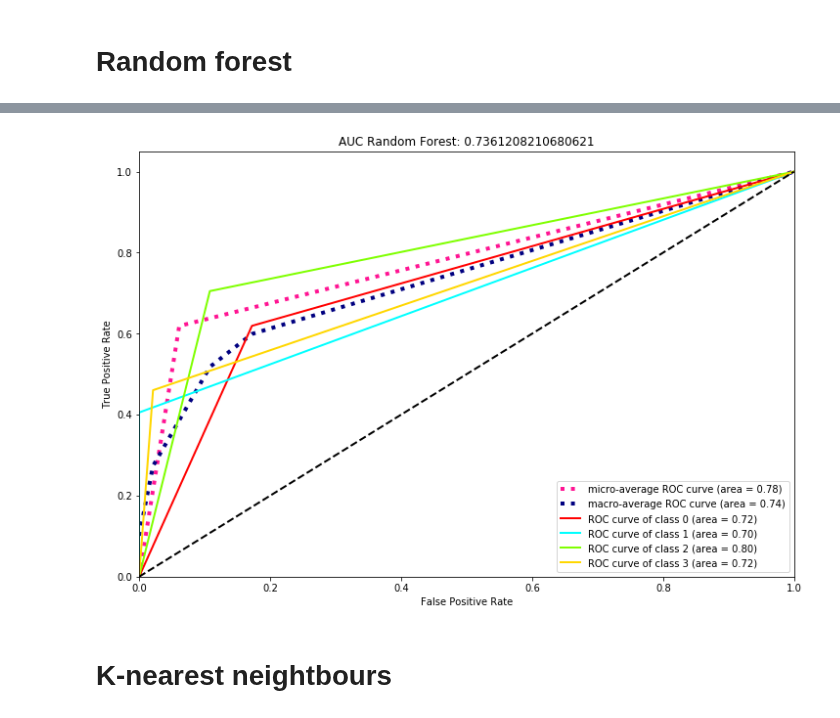
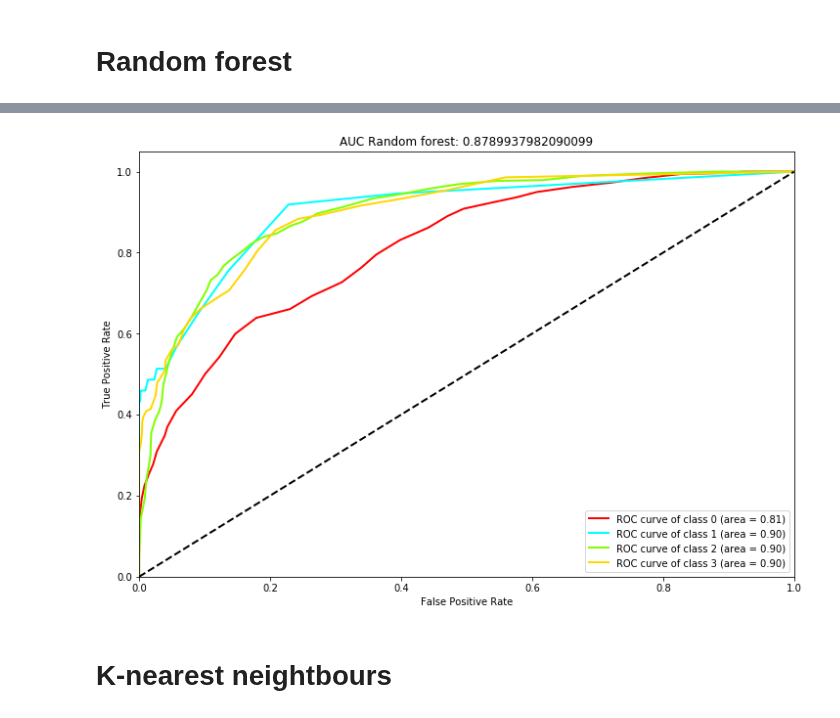
Before and after one commit to Paulapr/datamad0119, a Jupyter notebook: module-3/supervised-learning-project/your-code/Supervised learning project.ipynb, the cells around one changed output, grey strips where cells are left out. Cells and saved outputs as stored; diff of their text form; code cells hidden in the pictures.

Commit message:
cambiadas las roc curve a proba, mejor resultado

```diff
--- a/module-3/supervised-learning-project/your-code/Supervised learning project.ipynb
+++ b/module-3/supervised-learning-project/your-code/Supervised learning project.ipynb
@@ -373,70 +373,51 @@ plot_confusion_matrix(actual_values, predictions_forest, y.columns)
 # %%
 # ROC curve --> codigo de la documentacion
 
-y2 = label_binarize(y, classes=["malo","normal","bueno","muy bueno"])
-n_classes = 4
+# ROC CURVE CON PROBA EN RANDOM FOREST
 
-X_train2, X_test2, y_train2, y_test2 = train_test_split(X, y2, test_size=.2, random_state=0)
-
-y_score = cls_forest.fit(X_train2, y_train2).predict(X_test2)
+y_pred_proba = cls_forest.fit(X_train2, y_train2).predict_proba(X_test2)
 
 fpr = dict()
 tpr = dict()
 roc_auc = dict()
-for i in range(n_classes):
-    fpr[i], tpr[i], _ = roc_curve(y_test2[:, i], y_score[:, i])
+for i in range(4):
+    fpr[i], tpr[i], _ = roc_curve(y_test2[:, i], y_pred_proba[:, i])
     roc_auc[i] = auc(fpr[i], tpr[i])
-
-# Compute micro-average ROC curve and ROC area
-fpr["micro"], tpr["micro"], _ = roc_curve(y_test2.ravel(), y_score.ravel())
-roc_auc["micro"] = auc(fpr["micro"], tpr["micro"])
-
-# Compute macro-average ROC curve and ROC area
 
 # First aggregate all false positive rates
 all_fpr = np.unique(np.concatenate([fpr[i] for i in range(n_classes)]))
 
 # Then interpolate all ROC curves at this points
 mean_tpr = np.zeros_like(all_fpr)
 for i in range(n_classes):
     mean_tpr += interp(all_fpr, fpr[i], tpr[i])
 
 # Finally average it and compute AUC
 mean_tpr /= n_classes
 
 fpr["macro"] = all_fpr
 tpr["macro"] = mean_tpr
 roc_auc["macro"] = auc(fpr["macro"], tpr["macro"])
-auc_curve = metrics.roc_auc_score(y_test2, y_score)
+auc2 = metrics.roc_auc_score(y_test2, y_pred_proba)
 
 # Plot all ROC curves
 plt.figure(figsize = (12,8))
-plt.plot(fpr["micro"], tpr["micro"],
-         label='micro-average ROC curve (area = {0:0.2f})'
-               ''.format(roc_auc["micro"]),
-         color='deeppink', linestyle=':', linewidth=4)
-
-plt.plot(fpr["macro"], tpr["macro"],
-         label='macro-average ROC curve (area = {0:0.2f})'
-               ''.format(roc_auc["macro"]),
-         color='navy', linestyle=':', linewidth=4)
-
-colors = cycle(['red','aqua','chartreuse','gold'])
+colors = cycle(['red','aqua', 'chartreuse','gold'])
 for i, color in zip(range(n_classes), colors):
     plt.plot(fpr[i], tpr[i], color=color, lw=2,
              label='ROC curve of class {0} (area = {1:0.2f})'
              ''.format(i, roc_auc[i]))
 
 plt.plot([0, 1], [0, 1], 'k--', lw=2)
 plt.xlim([0.0, 1.0])
 plt.ylim([0.0, 1.05])
 plt.xlabel('False Positive Rate')
 plt.ylabel('True Positive Rate')
-plt.title("AUC Random Forest: {}".format(auc_curve))
+plt.title("AUC Random forest: {}".format(auc2))
 plt.legend(loc="lower right")
 plt.show()
 # %% [output]
-[figure, old version]
+[figure, new version]
 # %% [markdown]
 # K-nearest neightbours
 # %%
```
Also changed, not shown: parts of 7 cells of this notebook.
